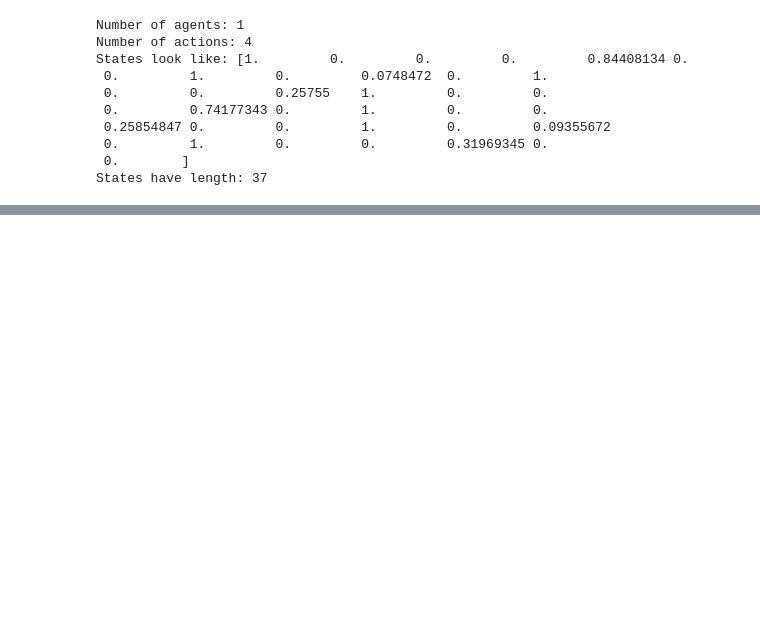
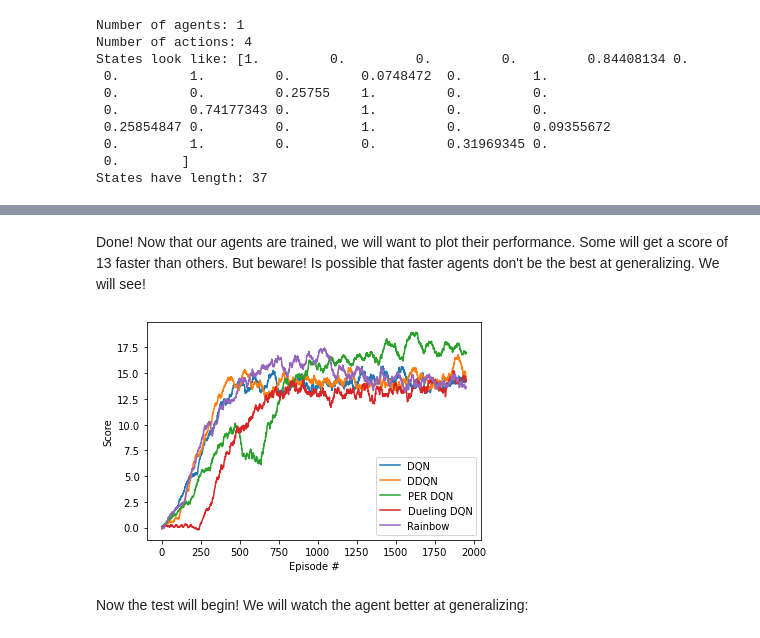
Before and after one commit to miguelcerqueiradarriba/drl-bananas, a Jupyter notebook: Navigation.ipynb, the cells around one changed output, grey strips where cells are left out. Cells and saved outputs as stored; diff of their text form; code cells hidden in the pictures; blank space fills up the shorter version.

```diff
--- a/Navigation.ipynb
+++ b/Navigation.ipynb
@@ -73,6 +105,7 @@ def dqn(agent, n_episodes=2000, max_t=1000, eps_start=1.0, eps_end=0.01, eps_dec
     scores = []  # list containing scores from each episode
     scores_window = deque(maxlen=100)  # last 100 scores
     eps = eps_start  # initialize epsilon
+    torch.save(agent.qnetwork_local.state_dict(), '{}.pth'.format(agent.name()))
     for i_episode in range(1, n_episodes + 1):
         env_info = env.reset(train_mode=True)[brain_name] # reset the environment
         state = env_info.vector_observations[0]
@@ -93,15 +126,13 @@ def dqn(agent, n_episodes=2000, max_t=1000, eps_start=1.0, eps_end=0.01, eps_dec
         eps = max(eps_end, eps_decay * eps)  # decrease epsilon
         print('\rEpisode {}\tAverage Score: {:.2f}'.format(i_episode, np.mean(scores_window)), end="")
 
-        if np.mean(scores_window) > 13:
-            print('\r\rEnvironment solved in {} episodes!'.format(i_episode))
-            torch.save(agent.qnetwork_local.state_dict(), 'checkpoint-{}.pth'.format(i_episode))
-            torch.save(agent.qnetwork_local.state_dict(), 'checkpoint.pth')
-            break
+#         if np.mean(scores_window) > 13:
+#             print('\r\rEnvironment solved in {} episodes!'.format(i_episode))
+#             torch.save(agent.qnetwork_local.state_dict(), '{}.pth'.format(agent.name()))
+#             break
 
         if i_episode % 100 == 0:
             print('\r\rEpisode {}\tAverage Score: {:.2f}'.format(i_episode, np.mean(scores_window)))
-            torch.save(agent.qnetwork_local.state_dict(), 'checkpoint-{}.pth'.format(i_episode))
-            torch.save(agent.qnetwork_local.state_dict(), 'checkpoint.pth')
+            torch.save(agent.qnetwork_local.state_dict(), '{}.pth'.format(agent.name()))
 
     return scores
@@ -108,9 +141,4 @@ def dqn(agent, n_episodes=2000, max_t=1000, eps_start=1.0, eps_end=0.01, eps_dec
 # %%
-from dqn_agent import Agent
-from double_dqn_agent import DoubleDQNAgent
-from per_agent import PERAgent
-from dueling_dqn_agent import DuelingDQNAgent
-from rainbow_agent import RainbowAgent
 print("Starting training with a vanilla DQN agent: ")
 dqn_scores = dqn(Agent(state_size=37, action_size=4, seed=0))
 print("Starting training with a Double DQN agent: ")
@@ -118,7 +146,7 @@ double_dqn_scores = dqn(DoubleDQNAgent(state_size=37, action_size=4, seed=0))
 print("Starting training with a Prioritized Experience Replay agent: ")
 per_scores = dqn(PERAgent(state_size=37, action_size=4, seed=0))
 print("Starting training with a Dueling DQN agent: ")
-dueling_dqn_agent = dqn(PERAgent(state_size=37, action_size=4, seed=0))
+dueling_dqn_scores = dqn(DuelingDQNAgent(state_size=37, action_size=4, seed=0))
 print("Starting training with all-mixed-strategies agent (Rainbow): ")
 rainbow_scores = dqn(RainbowAgent(state_size=37, action_size=4, seed=0))
 # %% [output]
@@ -141,0 +170,42 @@ Environment solved in 596 episodes!
+# %% [markdown]
+Done! Now that our agents are trained, we will want to plot their performance. Some will get a score of 13 faster than others. But beware! Is possible that faster agents don't be the best at generalizing. We will see!
+# %%
+import matplotlib.pyplot as plt
+
+def remove_noise(scores):
+    """
+    This method will flat a noisy plot
+    returns: array of scores less noisy
+    """
+    batch_size = 50 # The more, the less noisy
+    output = []
+    for i in range(len(scores)):
+        batch = scores[i:i+batch_size]
+        output.append(np.mean(batch))
+        if i+batch_size >= len(scores):
+            break
+
+    return output
+
+dqn_scores_ = remove_noise(dqn_scores)
+double_dqn_scores_ = remove_noise(double_dqn_scores)
+per_scores_ = remove_noise(per_scores)
+dueling_dqn_scores_ = remove_noise(dueling_dqn_scores)
+rainbow_scores_ = remove_noise(rainbow_scores)
+
+# plot the scores
+fig = plt.figure()
+ax = fig.add_subplot(111)
+plt.plot(np.arange(len(dqn_scores_)), dqn_scores_, label='DQN')
+plt.plot(np.arange(len(double_dqn_scores_)), double_dqn_scores_, label='DDQN')
+plt.plot(np.arange(len(per_scores_)), per_scores_, label='PER DQN')
+plt.plot(np.arange(len(dueling_dqn_scores_)), dueling_dqn_scores_, label='Dueling DQN')
+plt.plot(np.arange(len(rainbow_scores_)), rainbow_scores_, label='Rainbow')
+plt.ylabel('Score')
+plt.xlabel('Episode #')
+plt.legend()
+plt.show()
+# %% [output]
+[figure, added]
+# %% [markdown]
+Now the test will begin! We will watch the agent better at generalizing:
```
Also changed, not shown: parts of 16 cells of this notebook, 17 other files.
